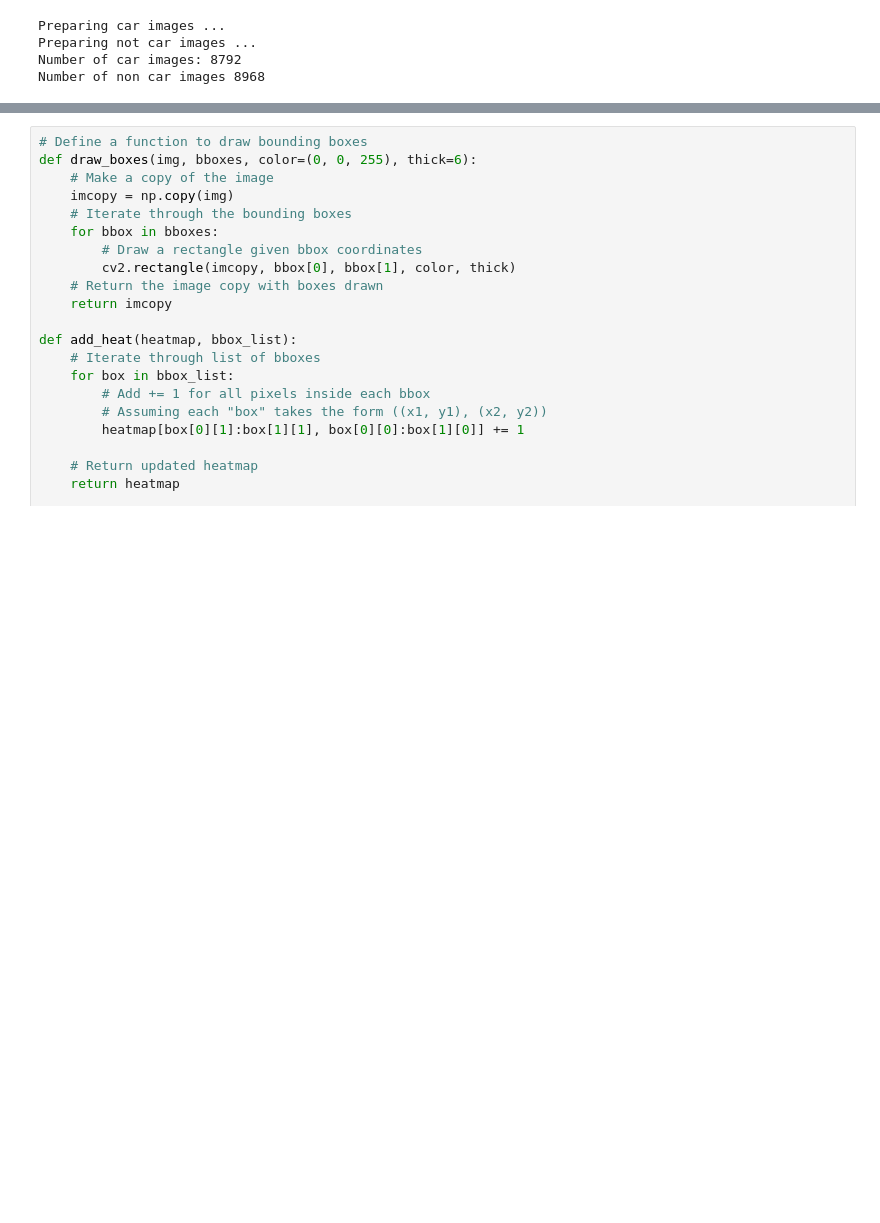
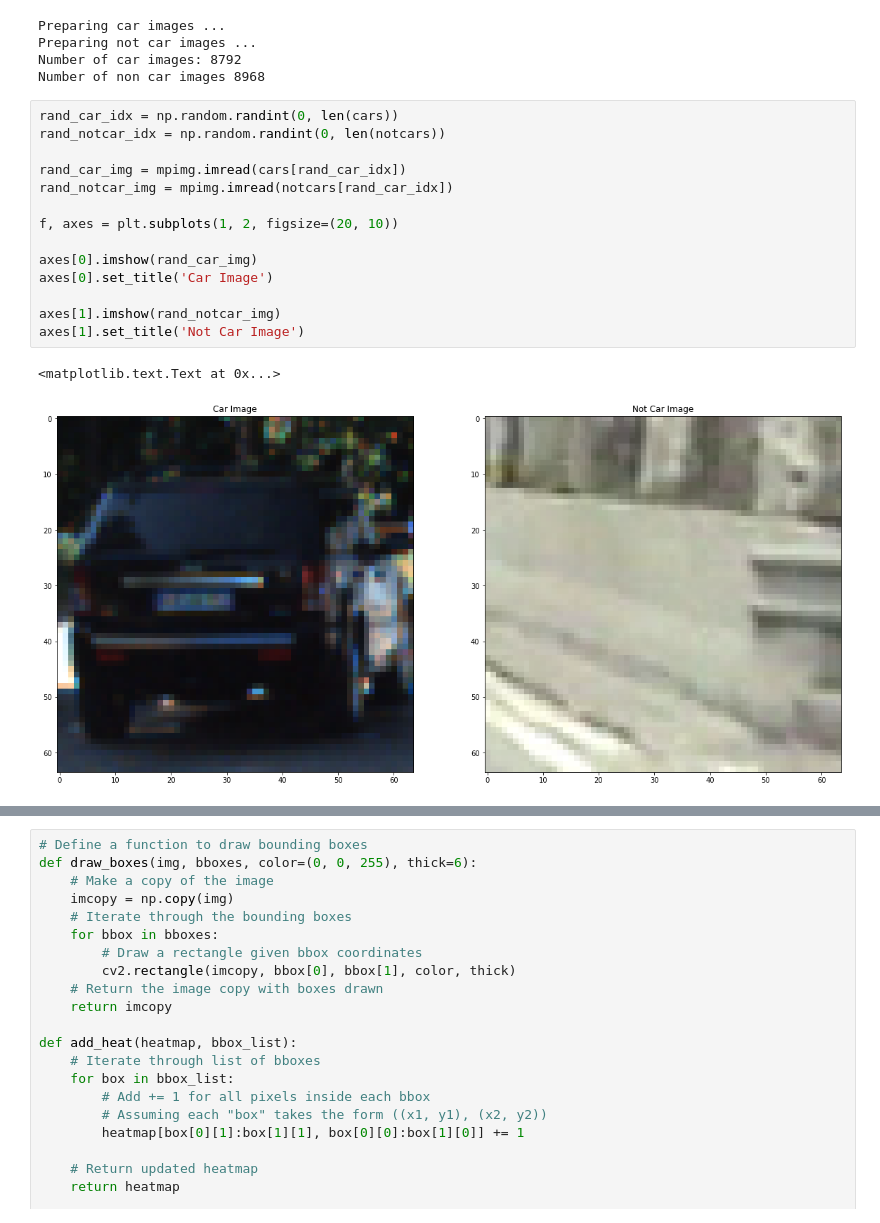
Before and after one commit to tkkhuu/VehicleDetection, a Jupyter notebook: car_classifier.ipynb, the cells around one changed output, grey strips where cells are left out. Saved outputs shown, nothing was run; the diff lists cells and outputs as text; blank space fills up the shorter version.

```diff
--- a/car_classifier.ipynb
+++ b/car_classifier.ipynb
@@ -105,3 +122,20 @@ Preparing car images ...
 Preparing not car images ...
 Number of car images: 8792
 Number of non car images 8968
+# %%
+rand_car_idx = np.random.randint(0, len(cars))
+rand_notcar_idx = np.random.randint(0, len(notcars))
+
+rand_car_img = mpimg.imread(cars[rand_car_idx])
+rand_notcar_img = mpimg.imread(notcars[rand_car_idx])
+
+f, axes = plt.subplots(1, 2, figsize=(20, 10))
+
+axes[0].imshow(rand_car_img)
+axes[0].set_title('Car Image')
+
+axes[1].imshow(rand_notcar_img)
+axes[1].set_title('Not Car Image')
+# %% [output]
+<matplotlib.text.Text at 0x...>
+[figure, added]
```
Also changed, not shown: parts of 20 cells of this notebook, 1 other file.
